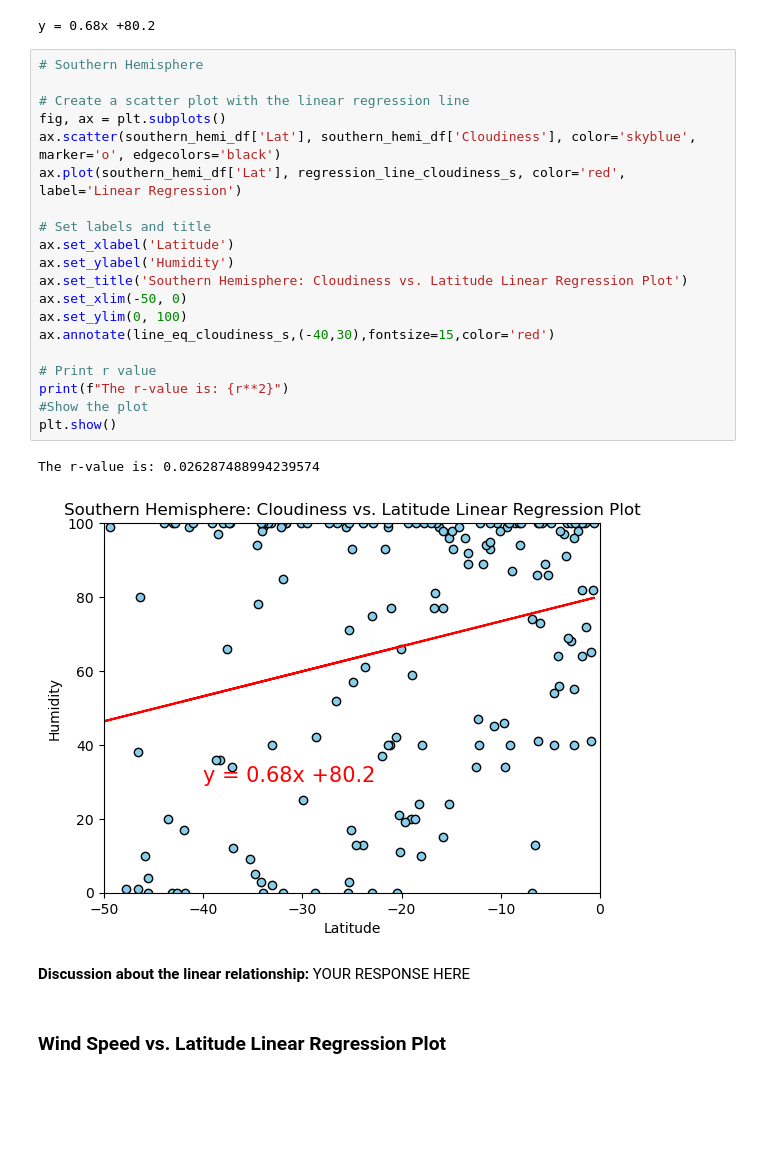
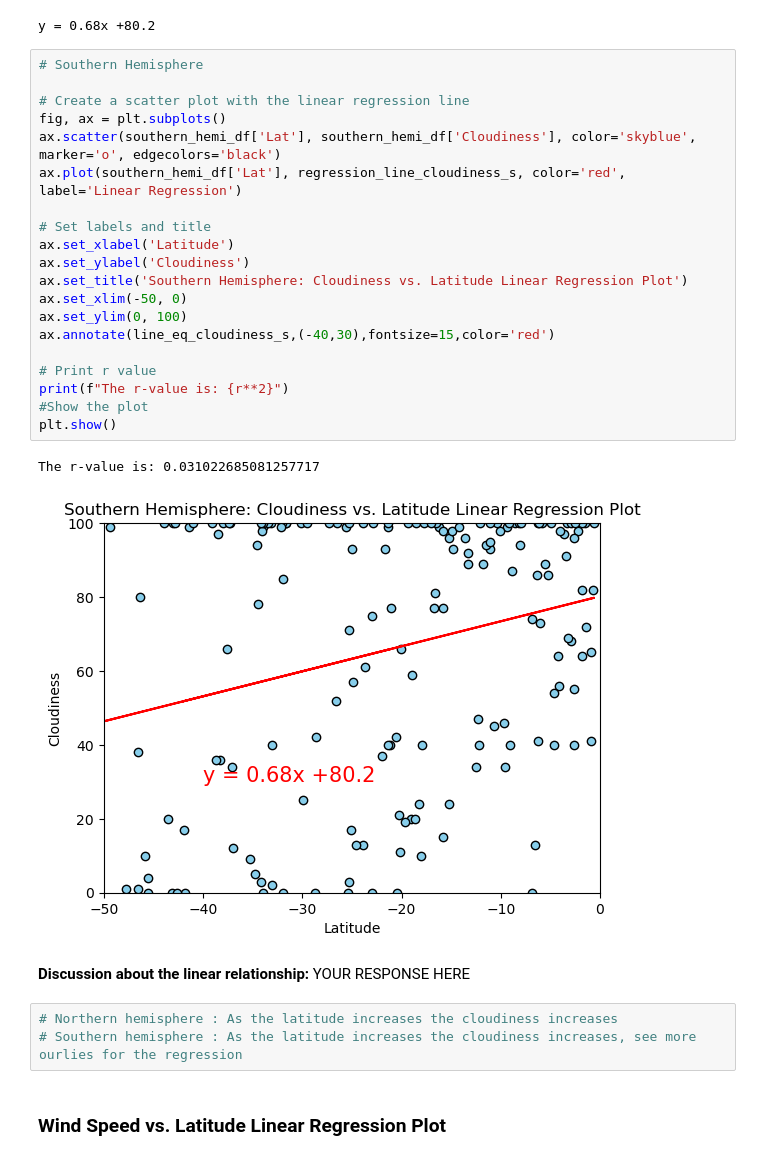
Before and after one commit to sarithavu/python-api-challenge, a Jupyter notebook: WeatherPy/WeatherPy.ipynb, the cells around one changed output. Cells and saved outputs as stored; diff of their text form; blank space fills up the shorter version.

Commit message:
added the findings for the plots

```diff
--- a/WeatherPy/WeatherPy.ipynb
+++ b/WeatherPy/WeatherPy.ipynb
@@ -628,28 +634,31 @@ y = 0.68x +80.2
 # %%
 # Southern Hemisphere
 
 # Create a scatter plot with the linear regression line
 fig, ax = plt.subplots()
 ax.scatter(southern_hemi_df['Lat'], southern_hemi_df['Cloudiness'], color='skyblue', marker='o', edgecolors='black')
 ax.plot(southern_hemi_df['Lat'], regression_line_cloudiness_s, color='red', label='Linear Regression')
 
 # Set labels and title
 ax.set_xlabel('Latitude')
-ax.set_ylabel('Humidity')
+ax.set_ylabel('Cloudiness')
 ax.set_title('Southern Hemisphere: Cloudiness vs. Latitude Linear Regression Plot')
 ax.set_xlim(-50, 0)
 ax.set_ylim(0, 100)
 ax.annotate(line_eq_cloudiness_s,(-40,30),fontsize=15,color='red')
 
 # Print r value
 print(f"The r-value is: {r**2}")
 #Show the plot
 plt.show()
 # %% [output]
-The r-value is: 0.026287488994239574
+The r-value is: 0.031022685081257717
-[figure, old version]
+[figure, new version]
 # %% [markdown]
 **Discussion about the linear relationship:** YOUR RESPONSE HERE
+# %%
+# Northern hemisphere : As the latitude increases the cloudiness increases
+# Southern hemisphere : As the latitude increases the cloudiness increases, see more ourlies for the regression
 # %% [markdown]
 ### Wind Speed vs. Latitude Linear Regression Plot
 # %%
```
Also changed, not shown: parts of 4 cells of this notebook, 1 other file.
